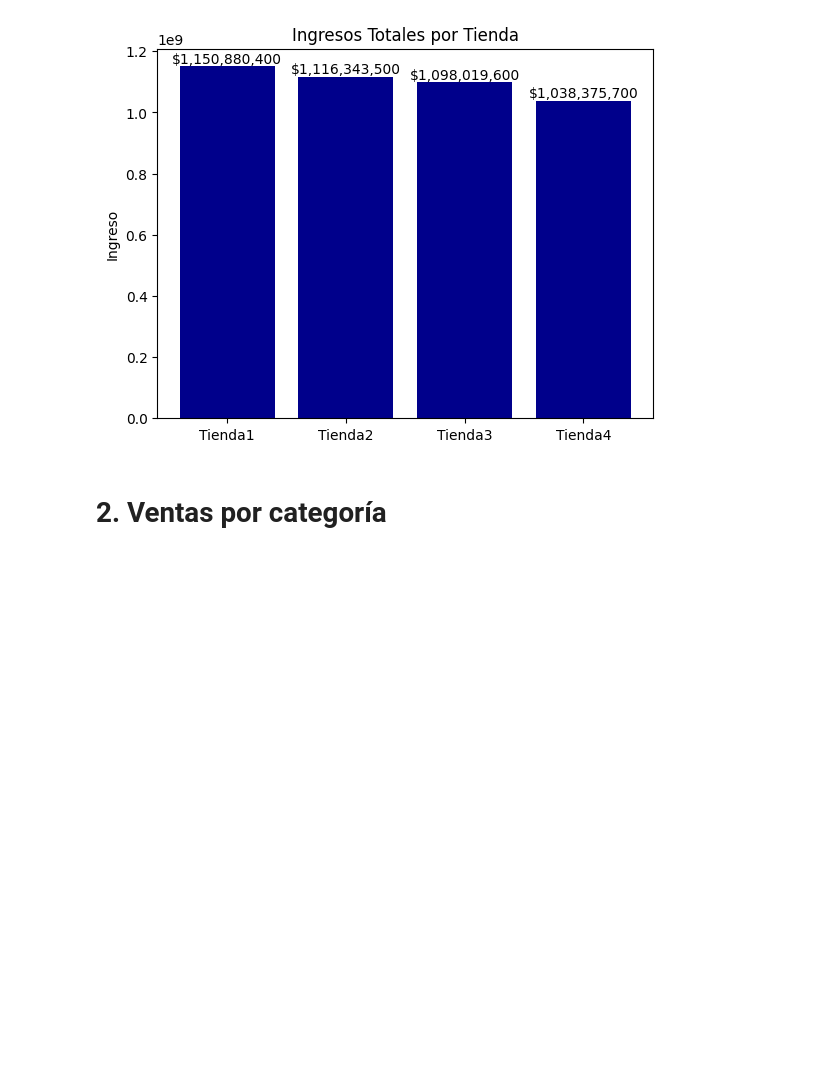
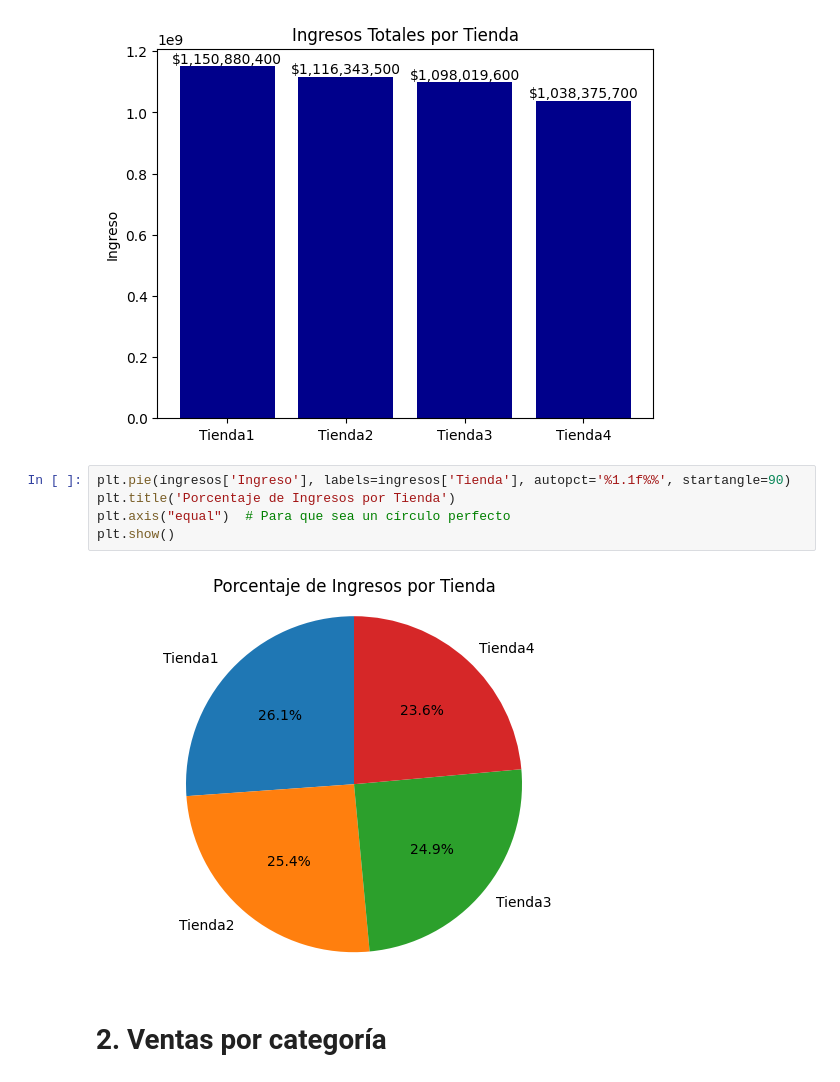
Before and after one commit to Nataliahfk/Challenge_Venta_Sucursales, a Jupyter notebook: AluraStoreLatam.ipynb, the cells around one changed output. Drawn from its saved outputs; the diff is of its cells as text; blank space fills up the shorter version.

```diff
--- a/AluraStoreLatam.ipynb
+++ b/AluraStoreLatam.ipynb
@@ -77,6 +77,13 @@ for barra in barras:
 plt.show()
 # %% [output]
 [figure]
+# %%
+plt.pie(ingresos['Ingreso'], labels=ingresos['Tienda'], autopct='%1.1f%%', startangle=90)
+plt.title('Porcentaje de Ingresos por Tienda')
+plt.axis("equal")  # Para que sea un círculo perfecto
+plt.show()
+# %% [output]
+[figure, added]
 # %% [markdown]
 # 2. Ventas por categoría
 # %% [markdown]
```
